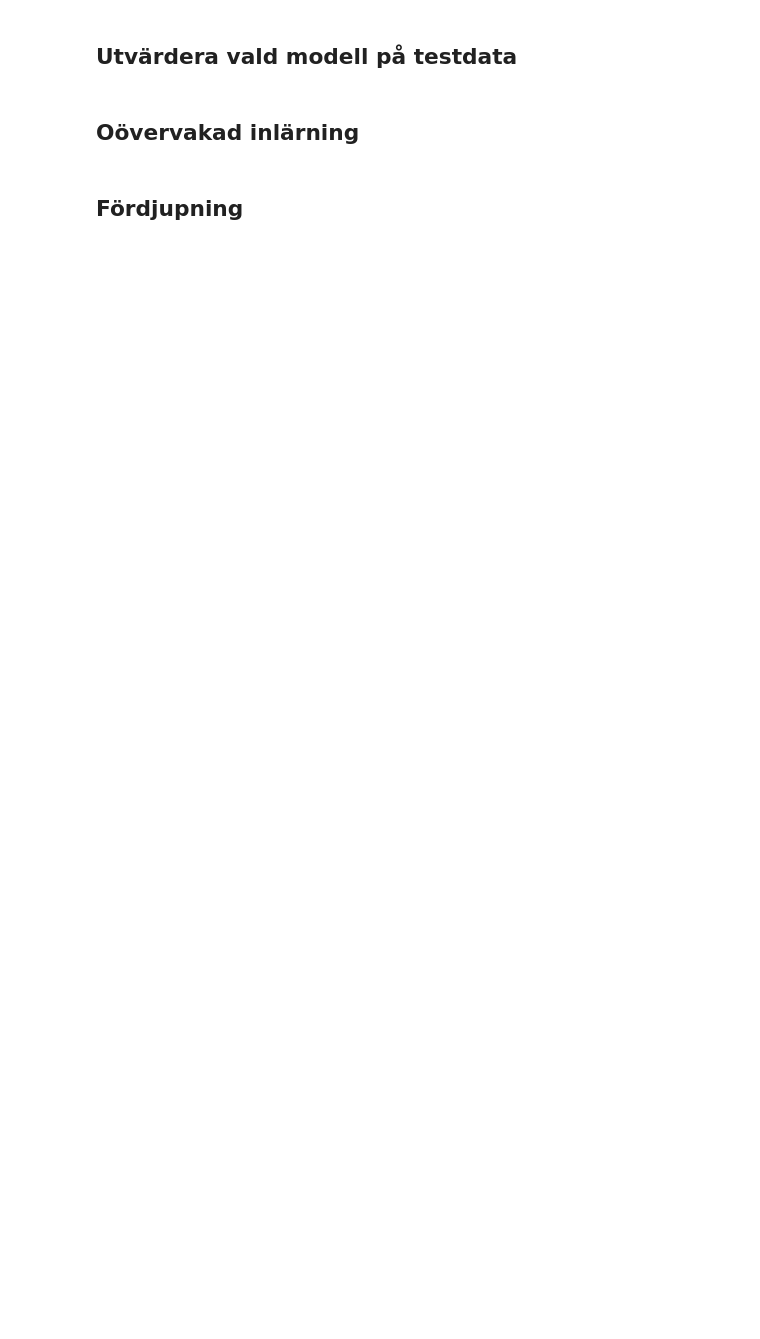
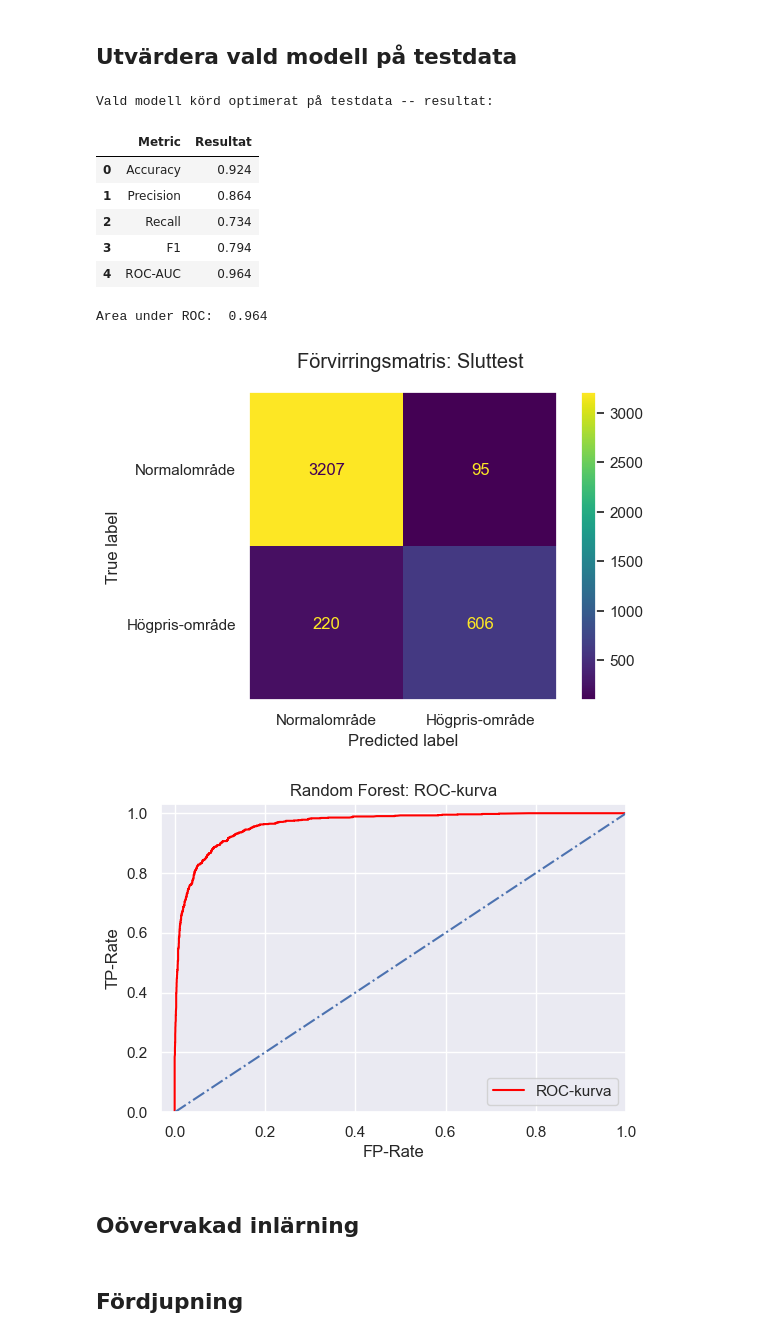
Before and after one commit to MaWe96/California-Housing-ML, a Jupyter notebook: notebook.ipynb, the cells around one changed output. Saved outputs shown, nothing was run; the diff lists cells and outputs as text; code cells hidden in the pictures; blank space fills up the shorter version.

Commit message:
Model test

```diff
--- a/notebook.ipynb
+++ b/notebook.ipynb
@@ -363,5 +355,58 @@ Högstpresterande parametrarna:
 # %% [markdown]
 ## Utvärdera vald modell på testdata
+# %%
+y_pred_test = best_model.predict(X_test)
+
+y_proba = best_model.predict_proba(X_test)[:, 1] # för roc-auc
+
+accuracy = accuracy_score(y_test, y_pred_test)
+precision = precision_score(y_test, y_pred_test, zero_division=0)
+recall = recall_score(y_test, y_pred_test)
+f1 = f1_score(y_test, y_pred_test, zero_division=0)
+auc = roc_auc_score(y_test, y_proba)
+
+
+print("Vald modell körd optimerat på testdata -- resultat:")
+
+summary_stats = pd.DataFrame({
+    'Metric': ["Accuracy", "Precision", "Recall", "F1", "ROC-AUC"],
+    "Resultat": [accuracy, precision, recall, f1, auc]
+})
+display(summary_stats.round(3))
+
+
+# Förvirringsmatris och ROC-kurva
+fig, ax = plt.subplots(figsize=(6,4))
+cm = confusion_matrix(y_test, y_pred_test)
+disp = ConfusionMatrixDisplay(confusion_matrix=cm, display_labels=["Normalområde", "Högpris-område"])
+disp.plot(ax=ax, cmap="viridis")
+plt.suptitle("Förvirringsmatris: Sluttest")
+plt.grid(False)
+
+fpr, tpr, threshold = roc_curve(y_test, y_proba)
+print("Area under ROC: ", np.round(auc,3))
+
+plt.figure(figsize=(6,4))
+plt.plot(fpr, tpr, color='red', label='ROC-kurva')
+plt.plot([0,1],[0,1], linestyle='-.')
+plt.xlim([-0.03,1.0])
+plt.ylim([0.0,1.03])
+plt.xlabel('FP-Rate')
+plt.ylabel('TP-Rate')
+plt.title('Random Forest: ROC-kurva')
+plt.legend()
+plt.show()
+# %% [output]
+Vald modell körd optimerat på testdata -- resultat:
+|  | Metric | Resultat |
+| 0 | Accuracy | 0.924 |
+| 1 | Precision | 0.864 |
+| 2 | Recall | 0.734 |
+| 3 | F1 | 0.794 |
+| 4 | ROC-AUC | 0.964 |
+Area under ROC:  0.964
+[figure, added]
+[figure, added]
 # %% [markdown]
 ## Oövervakad inlärning
 # %% [markdown]
```
Also changed, not shown: parts of 22 cells of this notebook.
